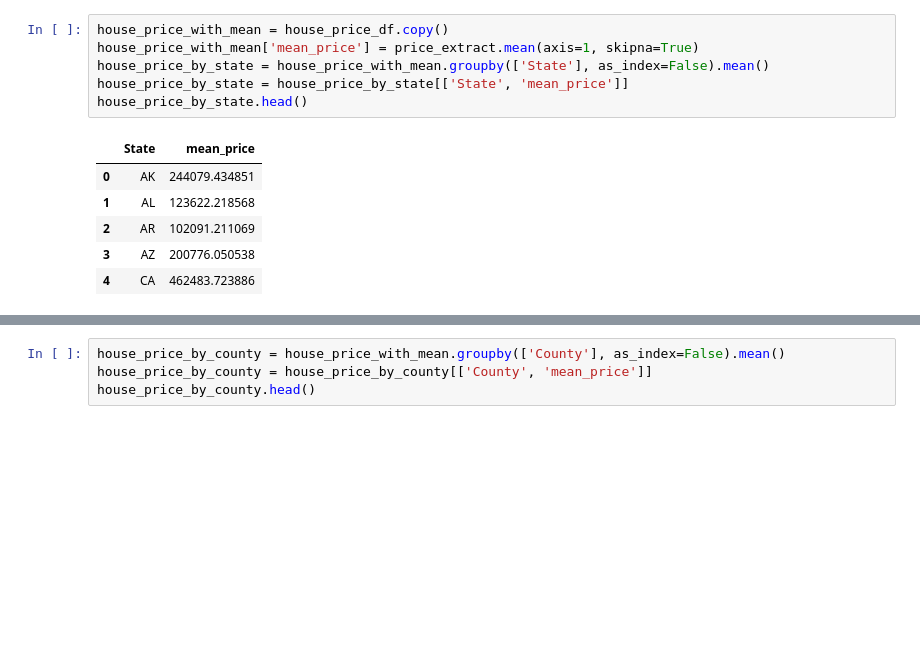
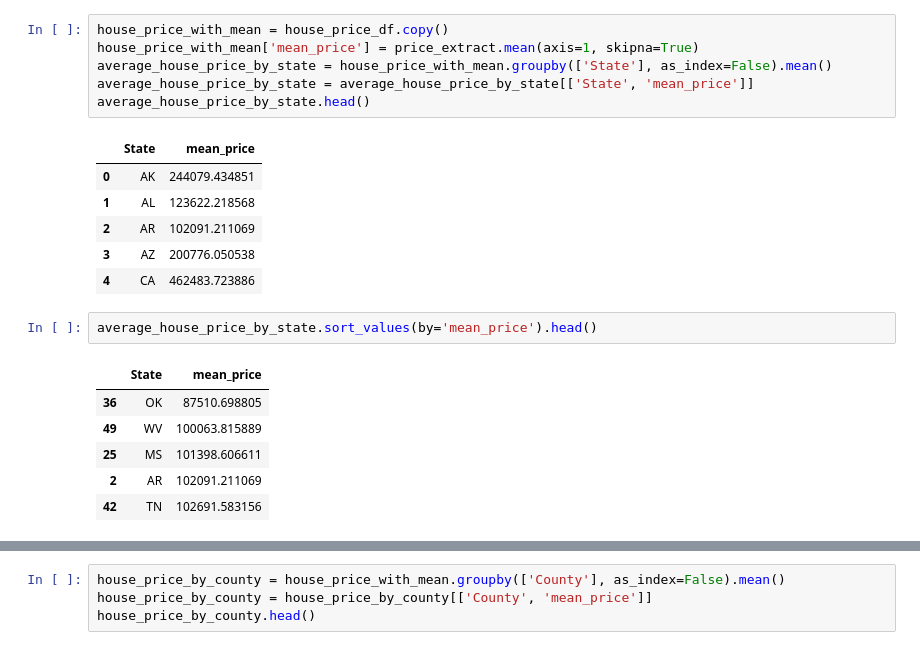
Before and after one commit to psylanrex/notebooks, a Jupyter notebook: re_main.ipynb, the cells around one changed output, grey strips where cells are left out. Drawn from its saved outputs; the diff is of its cells as text; blank space fills up the shorter version.

```diff
--- a/re_main.ipynb
+++ b/re_main.ipynb
@@ -119,9 +119,9 @@ To register the converters:
 # %%
 house_price_with_mean = house_price_df.copy()
 house_price_with_mean['mean_price'] = price_extract.mean(axis=1, skipna=True)
-house_price_by_state = house_price_with_mean.groupby(['State'], as_index=False).mean()
-house_price_by_state = house_price_by_state[['State', 'mean_price']]
-house_price_by_state.head()
+average_house_price_by_state = house_price_with_mean.groupby(['State'], as_index=False).mean()
+average_house_price_by_state = average_house_price_by_state[['State', 'mean_price']]
+average_house_price_by_state.head()
 # %% [output]
 |  | State | mean_price |
 | 0 | AK | 244079.434851 |
@@ -129,3 +129,12 @@ house_price_by_state.head()
 | 2 | AR | 102091.211069 |
 | 3 | AZ | 200776.050538 |
 | 4 | CA | 462483.723886 |
+# %%
+average_house_price_by_state.sort_values(by='mean_price').head()
+# %% [output]
+|  | State | mean_price |
+| 36 | OK | 87510.698805 |
+| 49 | WV | 100063.815889 |
+| 25 | MS | 101398.606611 |
+| 2 | AR | 102091.211069 |
+| 42 | TN | 102691.583156 |
```
Also changed, not shown: parts of 13 cells of this notebook.
